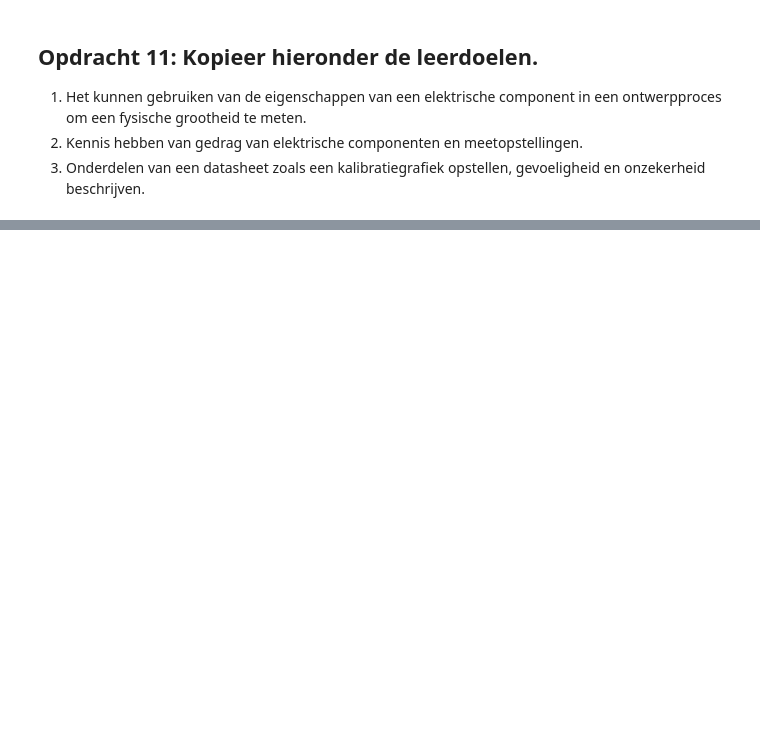
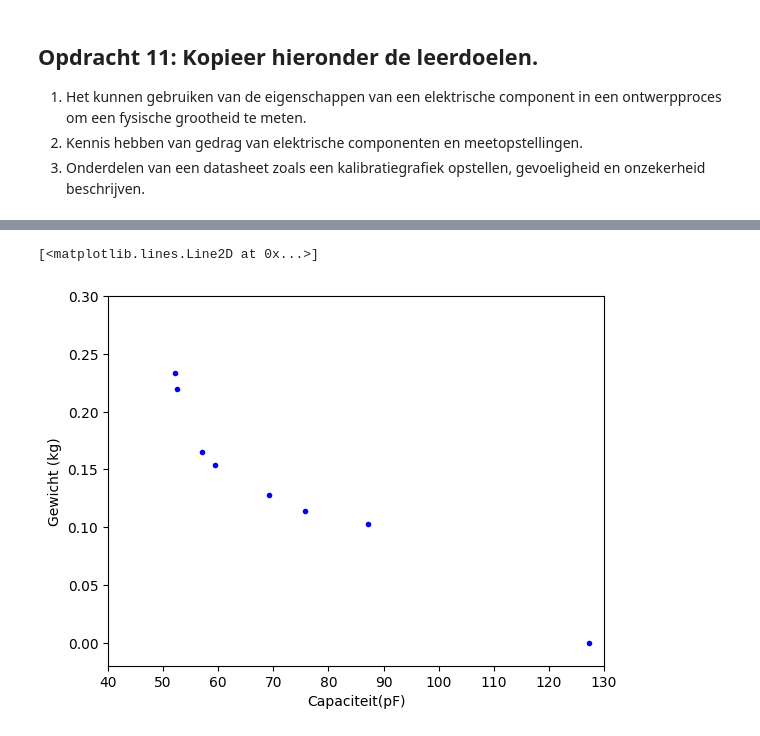
Before and after one commit to Rune-TuDelft/opdrachten-DEF-D, a Jupyter notebook: FysiekeOntwerpopdrachten/2OntwerpEenSensorCondensator/DEFOntwerpopdracht2OntwerpEenSensorInvulTemplate.ipynb, the cells around one changed output, grey strips where cells are left out. Drawn from its saved outputs; the diff is of its cells as text; code cells hidden in the pictures; blank space fills up the shorter version.

```diff
--- a/FysiekeOntwerpopdrachten/2OntwerpEenSensorCondensator/DEFOntwerpopdracht2OntwerpEenSensorInvulTemplate.ipynb
+++ b/FysiekeOntwerpopdrachten/2OntwerpEenSensorCondensator/DEFOntwerpopdracht2OntwerpEenSensorInvulTemplate.ipynb
@@ -297,0 +323,43 @@ kopieer hier de cel(len) waaruit blijkt dat jullie leerdoel 3 beheersen.
+# %%
+# Plot hier je oorspronkelijke en je uiteindelijke kalibratiegrafieken, fit daar een bijpassende lijn door
+# en zet ook de verwachte ontwerpgrafiek erbij
+
+
+
+m_array = np.array([0,103,113.6,128.1,154,165,219.7,233.3])*1e-3
+f_array = np.array([127.2,87.1,75.8,69.2,59.5,57.1,52.6,52.1])
+
+def fit_func(u,c_veer, b):
+    m = (-c_veer * u)/(g) + b
+    return m
+
+d = 1.7e-3
+epsilon_0 = 8.854*1e-12
+epsilon_r_lucht = 1
+epsilon_r_plaat = 15 #bepaald door plaat tussen de condensator platen te drukken en te vergelijken met lucht op dezelfde afstand
+veerc = c
+b = b #komt als overblijfsel bij veerconstante
+def fit(m,d):
+    C = epsilon_0*((epsilon_r_lucht*(((m-b)*g)/(veerc))*0.1)+(epsilon_r_plaat*(((m-b)*g)/(veerc))*0.1))/d
+    return C
+
+
+popt1, pcov1 = curve_fit(fit,m_array,f_array)
+x_waardes = np.linspace(0.1,1,200)
+
+# plt.plot(epsilon_r_lucht*(((x_waardes-b)*g)*0.1),x_waardes)
+# plt.show()
+# plt.plot((epsilon_r_plaat*(((x_waardes-b)*g)/(-veerc))*0.1),x_waardes)
+# plt.show()
+plt.figure
+plt.plot(f_array, m_array,'b.', label = 'gemeten punten')
+# plt.plot(fit(x_waardes,popt1[0]),x_waardes)
+#Er is een poging gedaan, maar we zijn niet goed genoeg uit gekomen om iets goed te laten zien.
+plt.xlabel('Capaciteit(pF)')
+plt.ylim(-0.02,0.3)
+plt.xlim(40,130)
+plt.ylabel('Gewicht (kg)')
+plt.plot(c)
+# %% [output]
+[<matplotlib.lines.Line2D at 0x...>]
+[figure, added]
```
Also changed, not shown: parts of 11 cells of this notebook, 1 other file.
